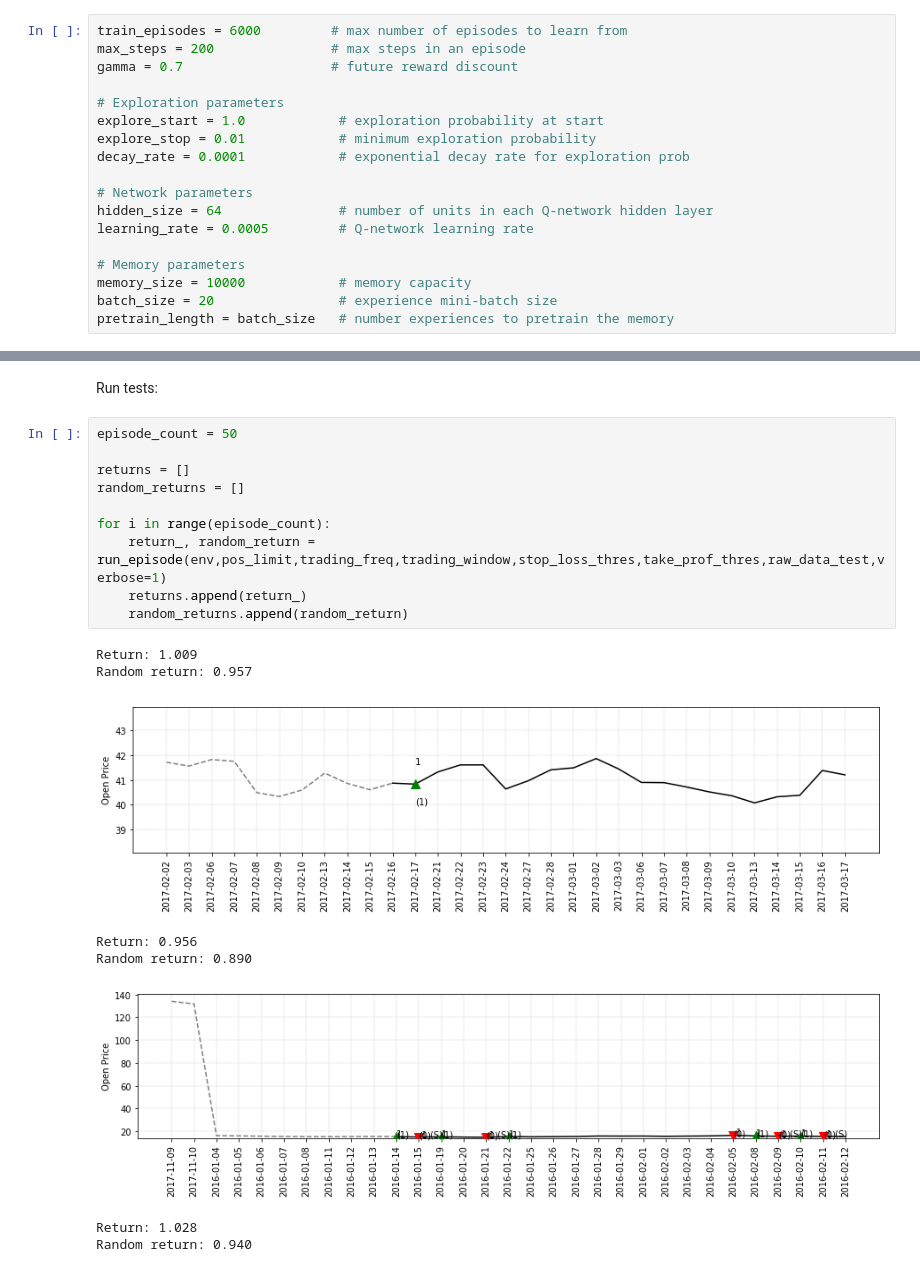
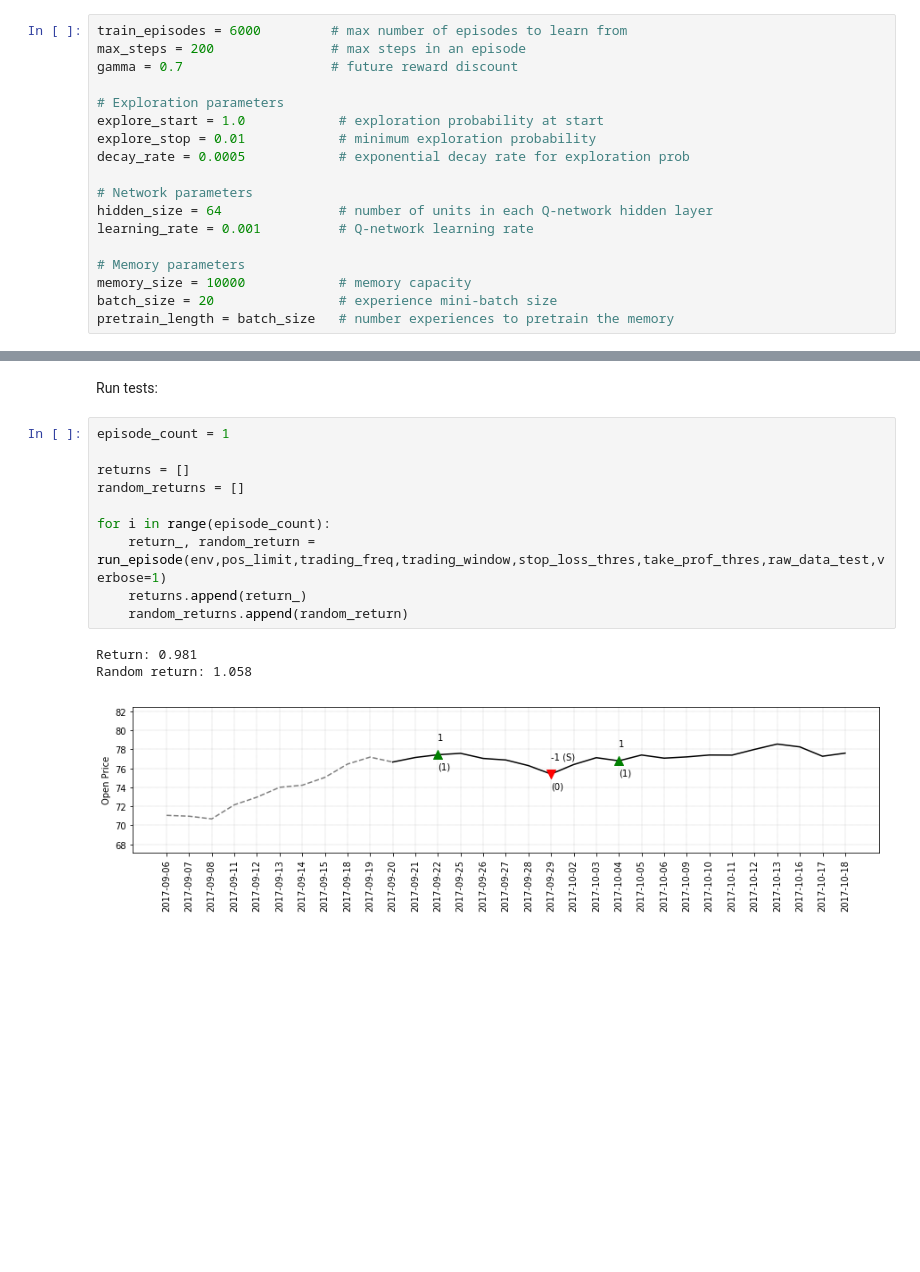
Before and after one commit to alexkapele/stocks_rl, a Jupyter notebook: stocks_RL.ipynb, the cells around one changed output, grey strips where cells are left out. Saved outputs shown, nothing was run; the diff lists cells and outputs as text; blank space fills up the shorter version.

```diff
--- a/stocks_RL.ipynb
+++ b/stocks_RL.ipynb
@@ -281,11 +284,11 @@ gamma = 0.7                   # future reward discount
 # Exploration parameters
 explore_start = 1.0            # exploration probability at start
 explore_stop = 0.01            # minimum exploration probability
-decay_rate = 0.0001            # exponential decay rate for exploration prob
+decay_rate = 0.0005            # exponential decay rate for exploration prob
 
 # Network parameters
 hidden_size = 64               # number of units in each Q-network hidden layer
-learning_rate = 0.0005         # Q-network learning rate
+learning_rate = 0.001          # Q-network learning rate
 
 # Memory parameters
 memory_size = 10000            # memory capacity
@@ -695,21 +685,16 @@ Number of possible actions: 3
 # %% [markdown]
 Run tests:
 # %%
-episode_count = 50
+episode_count = 1
 
 returns = []
 random_returns = []
 
 for i in range(episode_count):
     return_, random_return = run_episode(env,pos_limit,trading_freq,trading_window,stop_loss_thres,take_prof_thres,raw_data_test,verbose=1)
     returns.append(return_)
     random_returns.append(random_return)
 # %% [output]
-Return: 1.009
-Random return: 0.957
+Return: 0.981
+Random return: 1.058
-[figure, old version]
+[figure, new version]
-Return: 0.956
-Random return: 0.890
-[figure, removed]
-Return: 1.028
-Random return: 0.940
```
Also changed, not shown: parts of 14 cells of this notebook.
